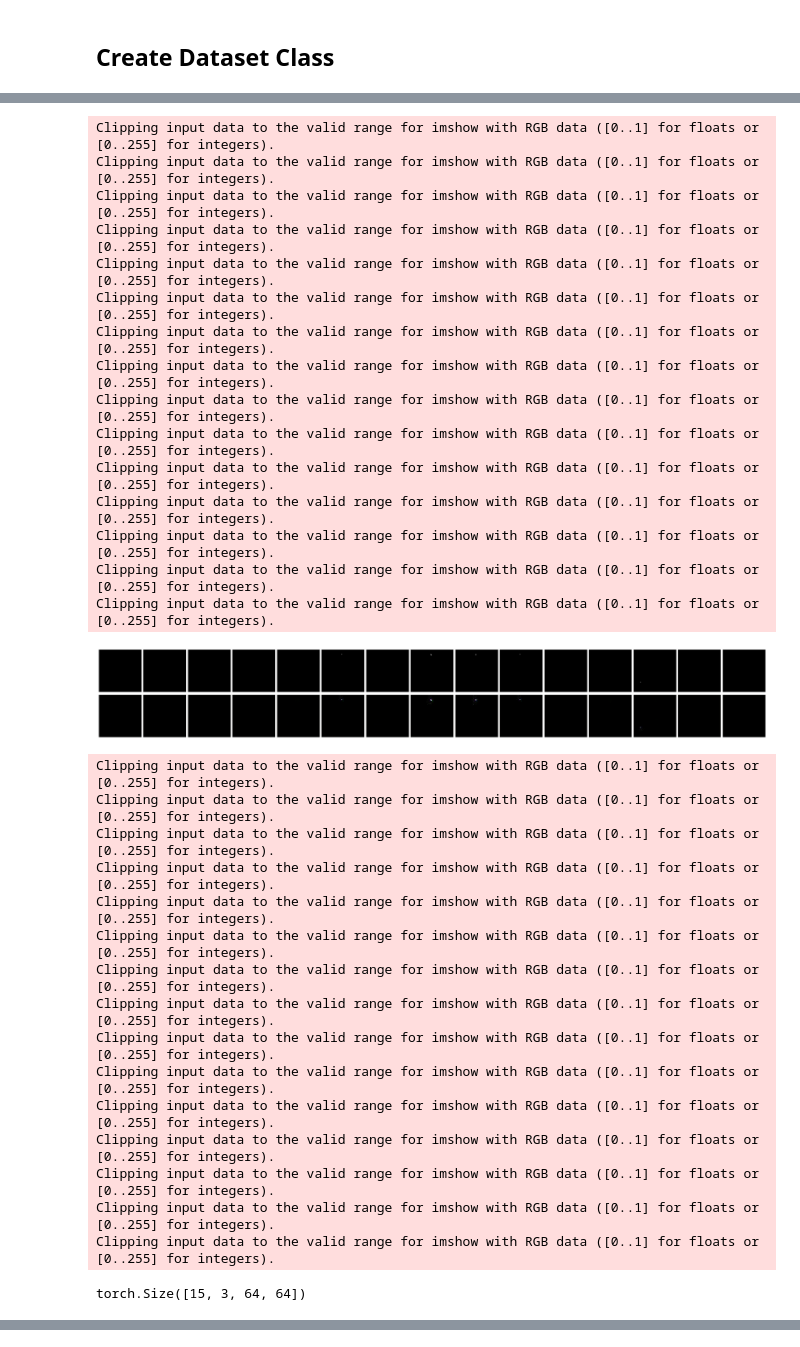
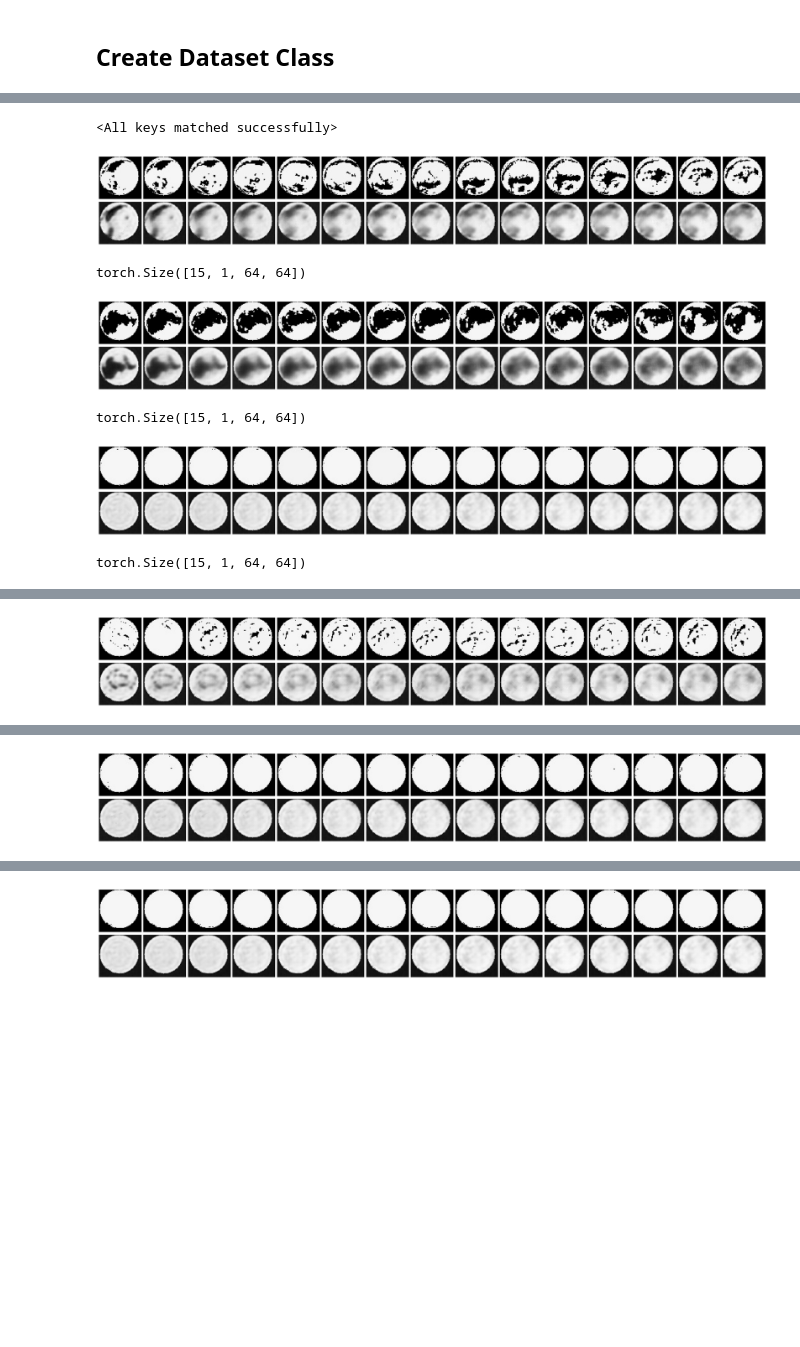
Before and after one commit to OmarAliMSY/ShadowMitigation, a Jupyter notebook: playground/Inference_SIMVP.ipynb, the cells around one changed output, grey strips where cells are left out. Saved outputs shown, nothing was run; the diff lists cells and outputs as text; code cells hidden in the pictures; blank space fills up the shorter version.

```diff
--- a/playground/Inference_SIMVP.ipynb
+++ b/playground/Inference_SIMVP.ipynb
@@ -106,5 +130,6 @@ class MyCloudDataset(Dataset):
 # %%
-SKIPPD_SHORT = np.array(correct, dtype=np.float32) / 255  # Ensures the result is float32
+  # Ensures the result is float32
+SKIPPD_SHORT =   filtered_sequences
 np.random.shuffle(SKIPPD_SHORT)  # Shuffles in-place
 
 # Train, Test, Validation splits
@@ -114,3 +139,4 @@ val_split = int(0.9 * len(SKIPPD_SHORT))
 X_train = SKIPPD_SHORT[:train_split]
 X_val = SKIPPD_SHORT[train_split:val_split]
 X_test = SKIPPD_SHORT[val_split:]
+X_train.shape,X_val.shape, X_test.shape
@@ -143,7 +189,7 @@ custom_training_config = {
 
     'ex_name': 'custom_exp',
     'dataname': 'custom',
-    'in_shape': [15,3,64,64],
+    'in_shape': [15,1,64,64],
 }
 
 
@@ -180,7 +226,7 @@ config.update(custom_model_config)
 # %%
 from openstl.methods import SimVP
 
-PATH = r'C:\Users\Omar\Documents\ShadowMitigation\playground\content\checkpoints\best.ckpt'
+PATH = r'C:\Users\Omar\Documents\ShadowMitigation\playground\content\checkpoints\best-epoch=28-val_loss=0.018.ckpt'
 
 model = SimVP(steps_per_epoch=1,
             test_mean=1,
@@ -193,61 +239,37 @@ checkpoint = torch.load(PATH)  # Ensure it's on the right device
 
 # Load the adjusted state_dict into the model
 model.load_state_dict(checkpoint["state_dict"])
+# %% [output]
+<All keys matched successfully>
 # %%
-batch = next(iter(dataloader_test))
+batch = next(iter(dataloader_train))
 images_p = model(batch[0])
 images_t = batch[1]
 # %%
 # Function to plot a row of images
 def plot_images_row(images, row, axs):
     for i, img in enumerate(images):
         img_np = img.detach().cpu().numpy().transpose((1, 2, 0))
-        axs[row, i].imshow(img_np)
+        axs[row, i].imshow(img_np,cmap="gray")
         axs[row, i].axis('off')  # Remove axis ticks and labels
 
 # Create a figure to display the images
   # 2 rows, 15 columns
 for images_pred,images_true in zip(images_p,images_t):
   fig, axs = plt.subplots(2, 15, figsize=(30, 4))
   # Plot true images in the first row
   plot_images_row(images_true, 0, axs)
 
   # Plot predicted images in the second row
   plot_images_row(images_pred, 1, axs)
 
   plt.subplots_adjust(wspace=0.05, hspace=0.05)  # Adjust the spacing between images
   plt.show()
   print(images_true.shape)
 # %% [output]
+[figure, new version]
-Clipping input data to the valid range for imshow with RGB data ([0..1] for floats or [0..255] for integers).
-Clipping input data to the valid range for imshow with RGB data ([0..1] for floats or [0..255] for integers).
-Clipping input data to the valid range for imshow with RGB data ([0..1] for floats or [0..255] for integers).
-Clipping input data to the valid range for imshow with RGB data ([0..1] for floats or [0..255] for integers).
-Clipping input data to the valid range for imshow with RGB data ([0..1] for floats or [0..255] for integers).
-Clipping input data to the valid range for imshow with RGB data ([0..1] for floats or [0..255] for integers).
-Clipping input data to the valid range for imshow with RGB data ([0..1] for floats or [0..255] for integers).
-Clipping input data to the valid range for imshow with RGB data ([0..1] for floats or [0..255] for integers).
-Clipping input data to the valid range for imshow with RGB data ([0..1] for floats or [0..255] for integers).
-Clipping input data to the valid range for imshow with RGB data ([0..1] for floats or [0..255] for integers).
-Clipping input data to the valid range for imshow with RGB data ([0..1] for floats or [0..255] for integers).
-Clipping input data to the valid range for imshow with RGB data ([0..1] for floats or [0..255] for integers).
-Clipping input data to the valid range for imshow with RGB data ([0..1] for floats or [0..255] for integers).
-Clipping input data to the valid range for imshow with RGB data ([0..1] for floats or [0..255] for integers).
-Clipping input data to the valid range for imshow with RGB data ([0..1] for floats or [0..255] for integers).
+torch.Size([15, 1, 64, 64])
-[figure, old version]
+[figure, new version]
-Clipping input data to the valid range for imshow with RGB data ([0..1] for floats or [0..255] for integers).
-Clipping input data to the valid range for imshow with RGB data ([0..1] for floats or [0..255] for integers).
-Clipping input data to the valid range for imshow with RGB data ([0..1] for floats or [0..255] for integers).
-Clipping input data to the valid range for imshow with RGB data ([0..1] for floats or [0..255] for integers).
-Clipping input data to the valid range for imshow with RGB data ([0..1] for floats or [0..255] for integers).
-Clipping input data to the valid range for imshow with RGB data ([0..1] for floats or [0..255] for integers).
-Clipping input data to the valid range for imshow with RGB data ([0..1] for floats or [0..255] for integers).
-Clipping input data to the valid range for imshow with RGB data ([0..1] for floats or [0..255] for integers).
-Clipping input data to the valid range for imshow with RGB data ([0..1] for floats or [0..255] for integers).
-Clipping input data to the valid range for imshow with RGB data ([0..1] for floats or [0..255] for integers).
-Clipping input data to the valid range for imshow with RGB data ([0..1] for floats or [0..255] for integers).
-Clipping input data to the valid range for imshow with RGB data ([0..1] for floats or [0..255] for integers).
-Clipping input data to the valid range for imshow with RGB data ([0..1] for floats or [0..255] for integers).
-Clipping input data to the valid range for imshow with RGB data ([0..1] for floats or [0..255] for integers).
-Clipping input data to the valid range for imshow with RGB data ([0..1] for floats or [0..255] for integers).
+torch.Size([15, 1, 64, 64])
+[figure, new version]
-torch.Size([15, 3, 64, 64])
+torch.Size([15, 1, 64, 64])
@@ -254,0 +276 @@ torch.Size([15, 3, 64, 64])
+[figure, added]
@@ -255,0 +278 @@ Clipping input data to the valid range for imshow with RGB data ([0..1] for floa
+[figure, added]
@@ -256,0 +280 @@ torch.Size([15, 3, 64, 64])
+[figure, added]
```
Also changed, not shown: parts of 9 cells of this notebook, 2 other files.
